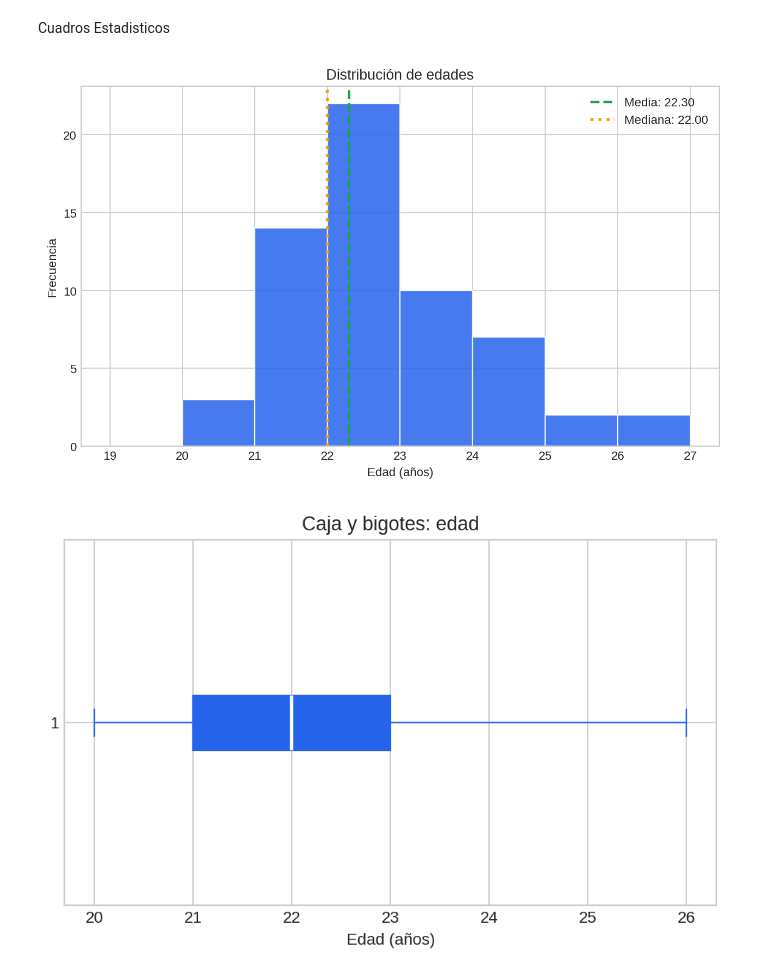
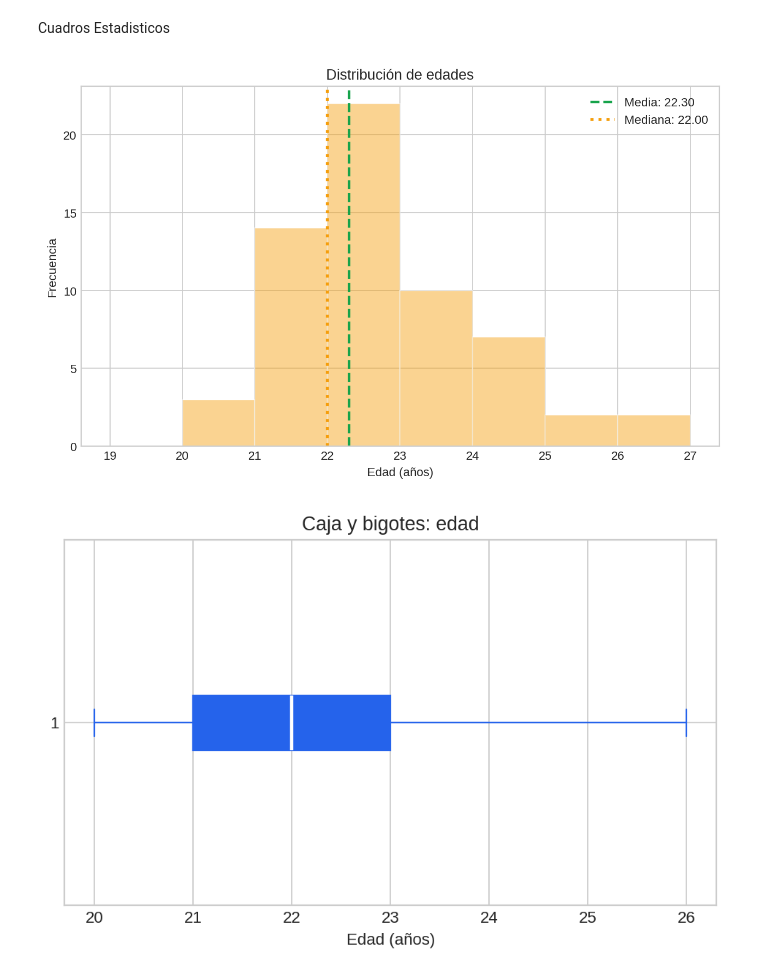
Before and after one commit to 173479/mineriaDeDatos, a Jupyter notebook: Mineria_De_Datos.ipynb, the cells around one changed output. Drawn from its saved outputs; the diff is of its cells as text; code cells hidden in the pictures.

```diff
--- a/Mineria_De_Datos.ipynb
+++ b/Mineria_De_Datos.ipynb
@@ -424,23 +424,23 @@ neutral = '#6b7280'  # gris
 # %%
 # =========================
 # 1) Histograma de edades
 # =========================
 fig, ax = plt.subplots(figsize=(8,5))
-bins = range(int(df['edad'].min())-1, int(df['edad'].max())+2)
-ax.hist(df['edad'], bins=bins, color=accent, edgecolor='white', alpha=0.85)
+bins = range(int(df['edad'].min())-1, int(df['edad'].max())+2) #escribe las edades minimas -1 y la mayor +2
+ax.hist(df['edad'], bins=bins, color=accent3, edgecolor='white', alpha=0.45) #colores y tansparencia
 mean_age = df['edad'].mean()
 med_age = df['edad'].median()
-ax.axvline(mean_age, color=accent2, linestyle='--', linewidth=2, label=f"Media: {mean_age:.2f}")
-ax.axvline(med_age, color=accent3, linestyle=':', linewidth=2.5, label=f"Mediana: {med_age:.2f}")
-ax.set_title('Distribución de edades')
-ax.set_xlabel('Edad (años)')
-ax.set_ylabel('Frecuencia')
+ax.axvline(mean_age, color=accent2, linestyle='--', linewidth=2, label=f"Media: {mean_age:.2f}") #dibuja lineas añadiendo tambien parametros cosmeticos
+ax.axvline(med_age, color=accent3, linestyle=':', linewidth=2.5, label=f"Mediana: {med_age:.2f}")#{int: med_age} para imprimir enteros
+ax.set_title('Distribución de edades') #titulo
+ax.set_xlabel('Edad (años)')#etiqueta de x
+ax.set_ylabel('Frecuencia')#etiqueta de y
 ax.legend()
 plt.tight_layout()
 plt.show()
 fig.savefig('01_hist_edades.png', dpi=180)
 # %% [output]
-[figure, old version]
+[figure, new version]
 # %%
 # =======================
 # 2) Boxplot de edades
```
